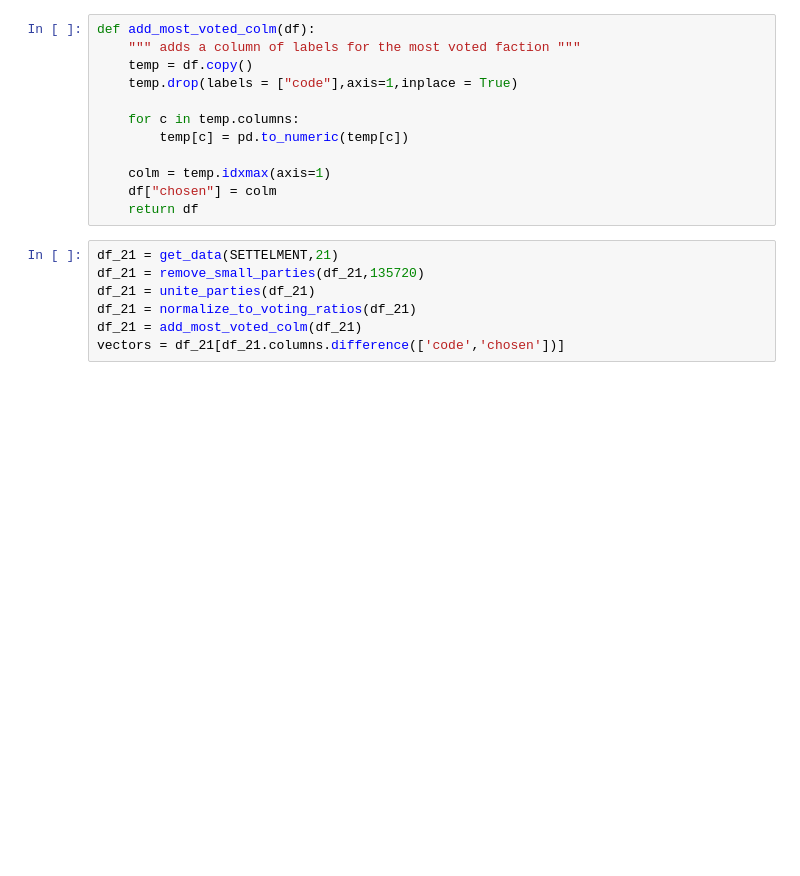
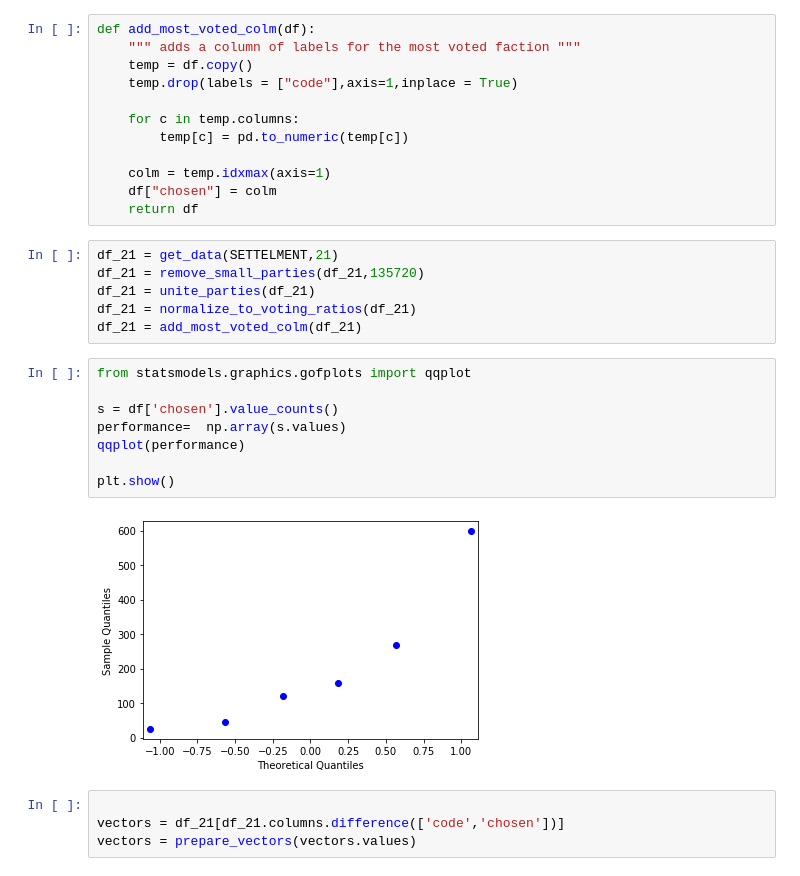
Before and after one commit to gabi939/elections, a Jupyter notebook: elections.ipynb, the cells around one changed output. Saved outputs shown, nothing was run; the diff lists cells and outputs as text; blank space fills up the shorter version.

```diff
--- a/elections.ipynb
+++ b/elections.ipynb
@@ -150,6 +149,19 @@ df_21 = remove_small_parties(df_21,135720)
 df_21 = unite_parties(df_21)
 df_21 = normalize_to_voting_ratios(df_21)
 df_21 = add_most_voted_colm(df_21)
-vectors = df_21[df_21.columns.difference(['code','chosen'])]
+# %%
+from statsmodels.graphics.gofplots import qqplot
+
+s = df['chosen'].value_counts()
+performance=  np.array(s.values)
+qqplot(performance)
+
+plt.show()
+# %% [output]
+[figure, added]
+# %%
+
+vectors = df_21[df_21.columns.difference(['code','chosen'])]
+vectors = prepare_vectors(vectors.values)
 # %%
 param = {
```
Also changed, not shown: parts of 11 cells of this notebook, 2 other files.
